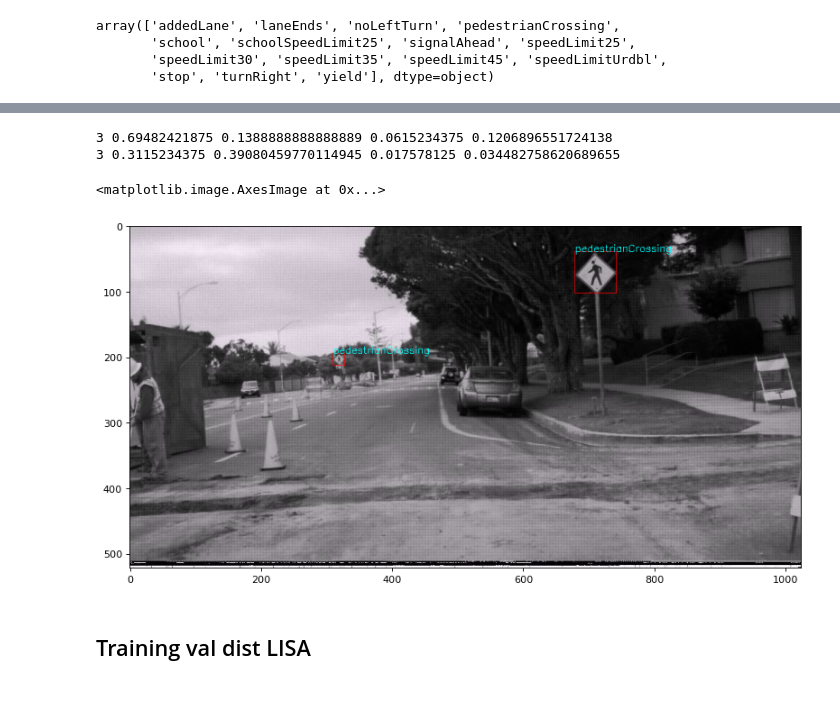
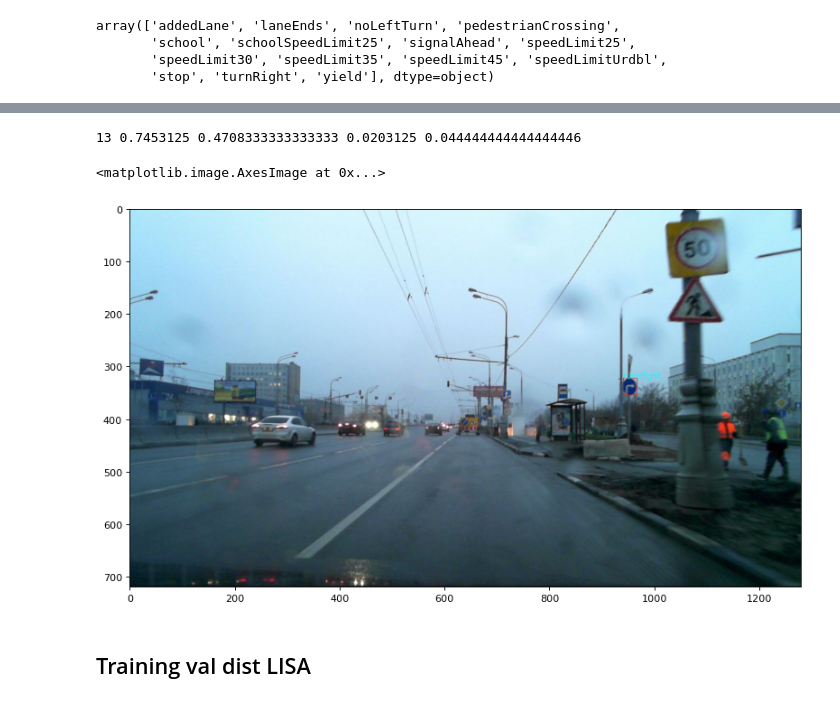
Before and after one commit to janismdhanbad/eecs442project, a Jupyter notebook: PyTorch-YOLOv3/dataprep.ipynb, the cells around one changed output, grey strips where cells are left out. Drawn from its saved outputs; the diff is of its cells as text; code cells hidden in the pictures.

```diff
--- a/PyTorch-YOLOv3/dataprep.ipynb
+++ b/PyTorch-YOLOv3/dataprep.ipynb
@@ -8,7 +8,7 @@ from sklearn.preprocessing import LabelEncoder
 
 le = LabelEncoder()
 
-data = pd.read_csv("data/traffic_sign_data/traffic_sign_recog_final.csv")
+data = pd.read_csv("../yolov3/data/traffic_sign_data/traffic_sign_recog_final.csv")
 # %%
 classes_to_take = ["pedestrianCrossing", "stop", "signalAhead","yield", "addedLane", "school","speedLimit35","laneEnds",
  "speedLimit25","turnRight", "speedLimit45","speedLimit30","speedLimitUrdbl","noLeftTurn",
@@ -112,4 +112,4 @@ for f in f_names:
             f.write("\n".join(write_to_file))
         f.close()
 # %%
-txt_fls = glob.glob("data/traffic_sign_data/LISA/labels/*.txt")
+txt_fls = glob.glob("../yolov3/data/traffic_sign_data/RTSD/labels/*.txt")
@@ -119,41 +116,40 @@ txt_fls = glob.glob("data/traffic_sign_data/LISA/labels/*.txt")
 # %%
 txt_fl = np.random.choice(txt_fls, 1)[0]
-img_fl = txt_fl.replace(".txt", ".png").replace("labels", "images")
+img_fl = txt_fl.replace(".txt", ".jpg").replace("labels", "images")
 with open(txt_fl) as f:
     label = f.read()
 
 print(label)
 
 label_ls = [[float(a) for a in f.split(" ")] for f in label.split("\n")]
 
 import cv2
 import matplotlib.pyplot as plt
 from matplotlib.pyplot import figure
 
 figure(figsize=(12, 10), dpi=80)
 
 img  = cv2.imread(img_fl)
 img = cv2.cvtColor(img, cv2.COLOR_BGR2RGB)
 
 font = cv2.FONT_HERSHEY_SIMPLEX
 h, w, _ = img.shape
 for l in label_ls:
     x_center = int(l[1]*w)
     y_center = int(l[2]*h)
     width = int(l[3]*w)
     height = int(l[4]*h)
     pt1 = np.array([int(x_center - width/2), int(y_center - height/2)], dtype = np.int32)
     pt2 = np.array([int(x_center + width/2), int(y_center + height/2)], dtype = np.int32)
 
     cv2.rectangle(img, tuple(pt1), tuple(pt2), (255, 0, 0), 1)
     cv2.putText(img,class_dict[int(l[0])], tuple(pt1), font, .5,(0,255,255),1)
 
 plt.imshow(img)
 # %% [output]
-3 0.69482421875 0.1388888888888889 0.0615234375 0.1206896551724138
-3 0.3115234375 0.39080459770114945 0.017578125 0.034482758620689655
+13 0.7453125 0.4708333333333333 0.0203125 0.044444444444444446
 <matplotlib.image.AxesImage at 0x...>
-[figure, old version]
+[figure, new version]
 # %% [markdown]
 ## Training val dist LISA
 # %%
```
Also changed, not shown: parts of 33 cells of this notebook, 8 other files.
